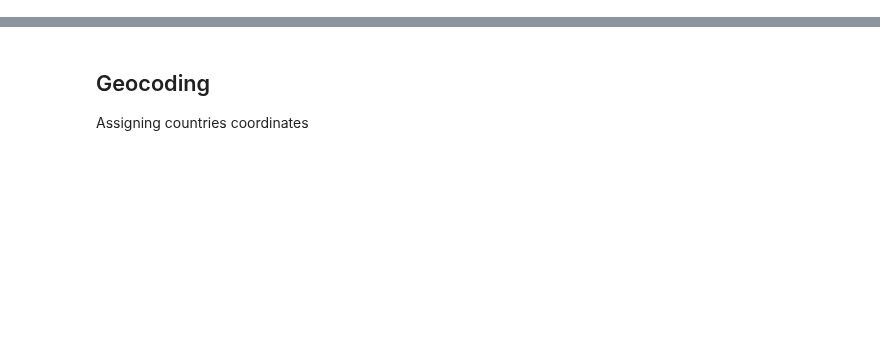
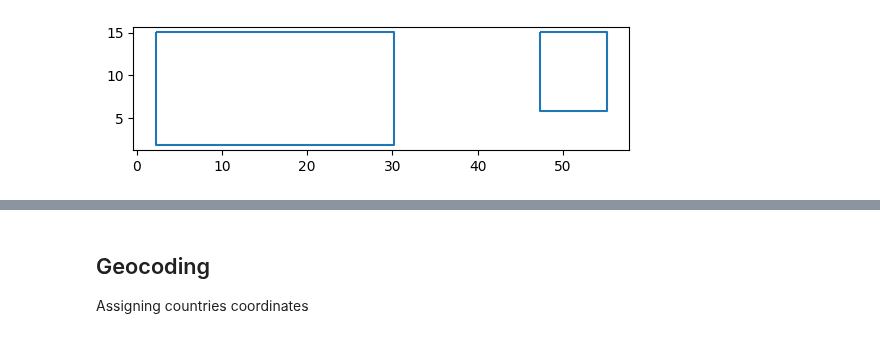
Before and after one commit to jstet/Basel_Convention_Scraper, a Jupyter notebook: data_processing/processing_countries.ipynb, the cells around one changed output, grey strips where cells are left out. Cells and saved outputs as stored; diff of their text form; code cells hidden in the pictures; blank space fills up the shorter version.

```diff
--- a/data_processing/processing_countries.ipynb
+++ b/data_processing/processing_countries.ipynb
@@ -11,0 +17,11 @@ import matplotlib.pyplot as plt
+# %%
+poly1 = Polygon([(47.270238,5.866315), (47.270238,15.041832),(55.1286491,15.041832),(55.1286491,5.866315)])
+poly2 = Polygon([(2.270238,1.866315), (2.270238,15.041832),(30.1286491,15.041832),(30.1286491,1.866315)])
+polys = [poly1,poly2]
+
+mergedPolys = unary_union(polys)
+
+gpd.GeoSeries([mergedPolys]).boundary.plot()
+plt.show()
+# %% [output]
+[figure, added]
```
Also changed, not shown: parts of 16 cells of this notebook, 3 other files.
